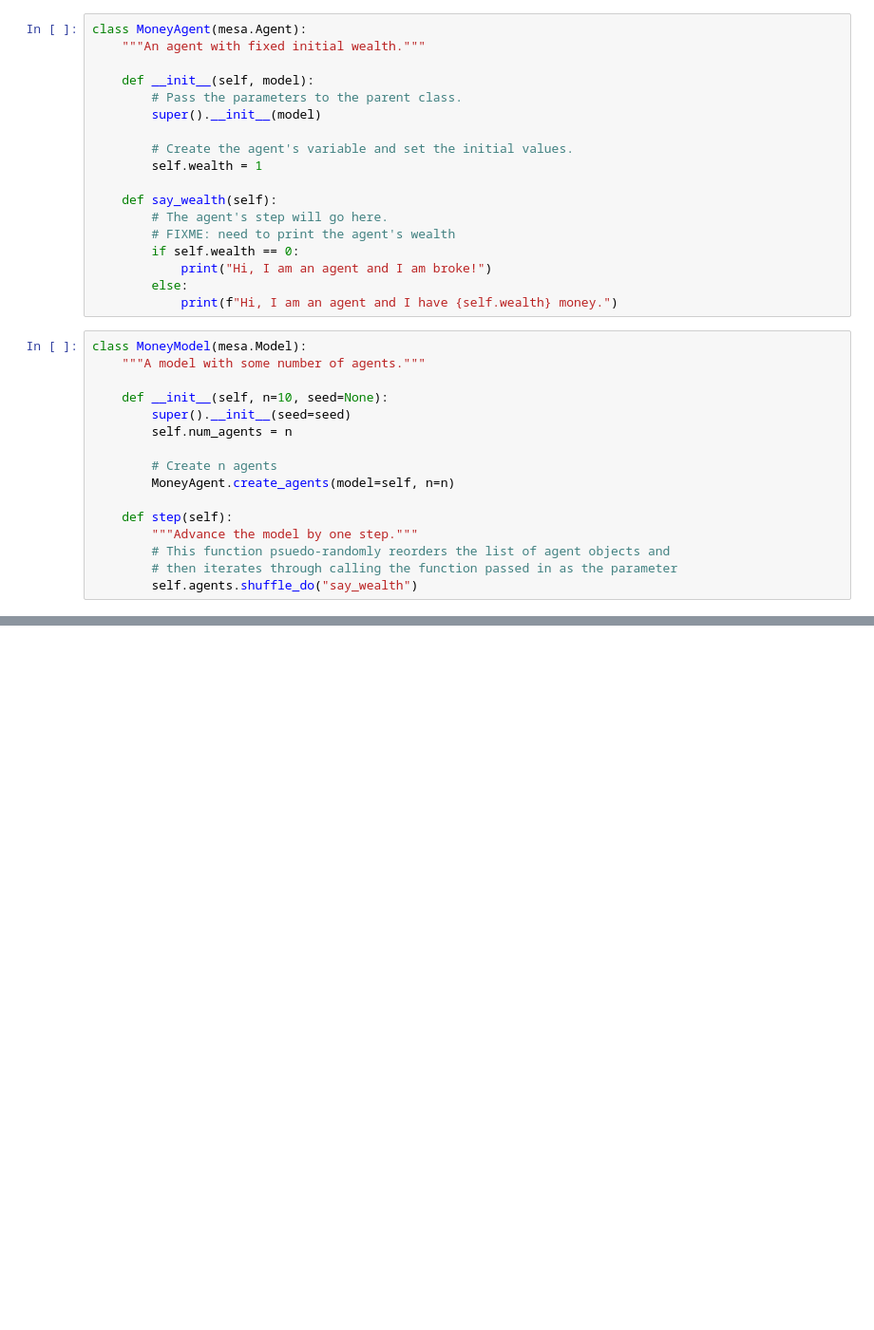
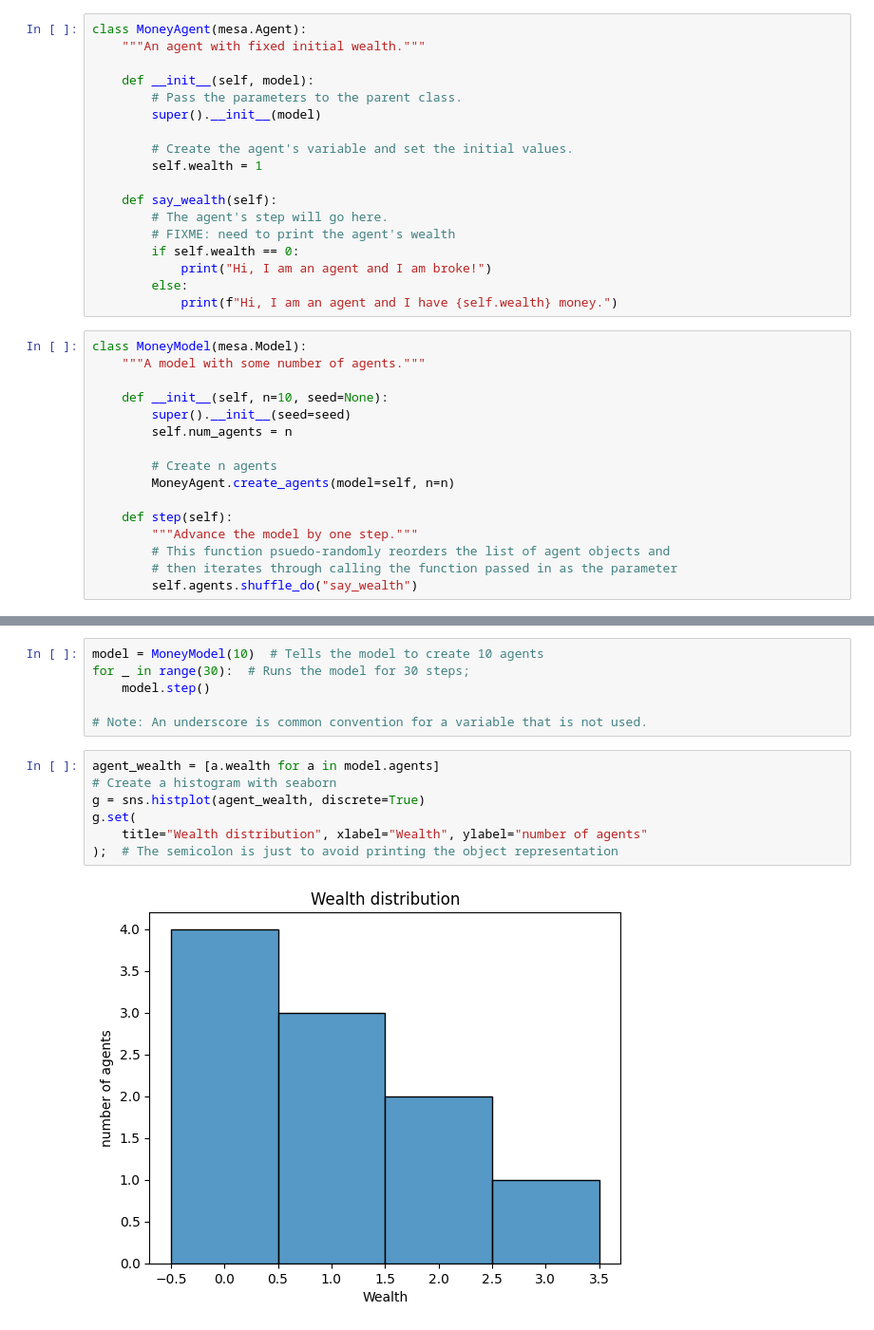
Before and after one commit to dannegorton/MABS_using_Mesa, a Jupyter notebook: money_model.ipynb, the cells around one changed output, grey strips where cells are left out. Shown at 95% size. Saved outputs shown, nothing was run; the diff lists cells and outputs as text; blank space fills up the shorter version.

Commit message:
Added visualizations using Seaborn

```diff
--- a/money_model.ipynb
+++ b/money_model.ipynb
@@ -147,0 +206,15 @@ AttributeError: 'MoneyAgent' object has no attribute 'register_agent'
+# %%
+model = MoneyModel(10)  # Tells the model to create 10 agents
+for _ in range(30):  # Runs the model for 30 steps;
+    model.step()
+
+# Note: An underscore is common convention for a variable that is not used.
+# %%
+agent_wealth = [a.wealth for a in model.agents]
+# Create a histogram with seaborn
+g = sns.histplot(agent_wealth, discrete=True)
+g.set(
+    title="Wealth distribution", xlabel="Wealth", ylabel="number of agents"
+);  # The semicolon is just to avoid printing the object representation
+# %% [output]
+[figure, added]
```
Also changed, not shown: parts of 7 cells of this notebook.
